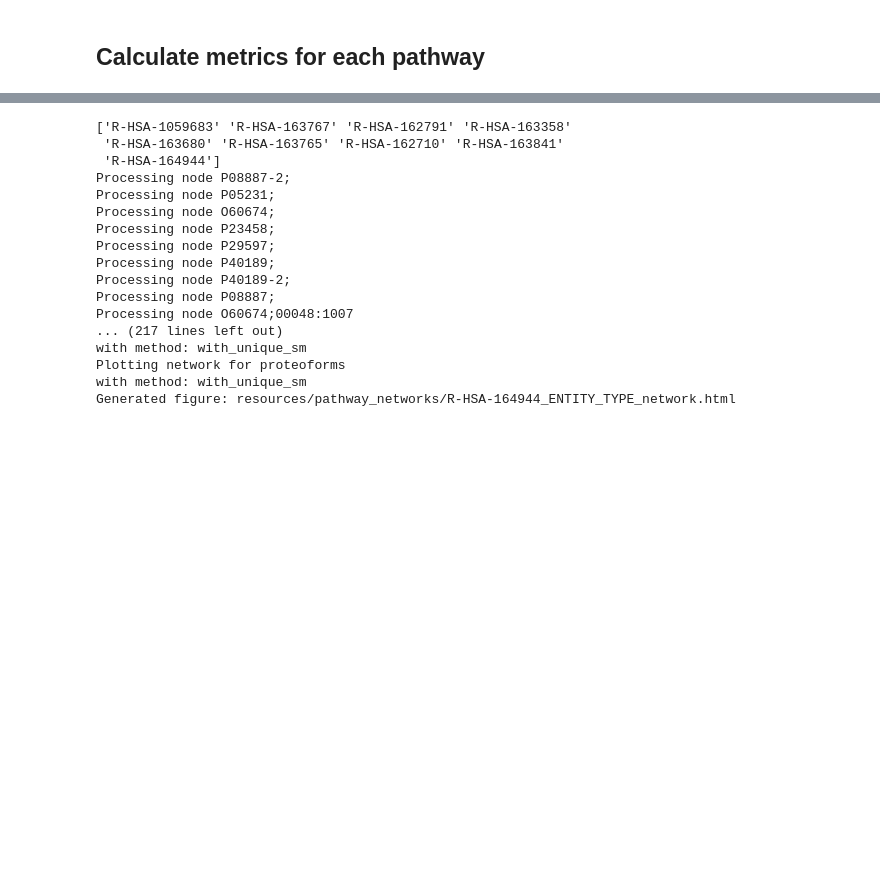
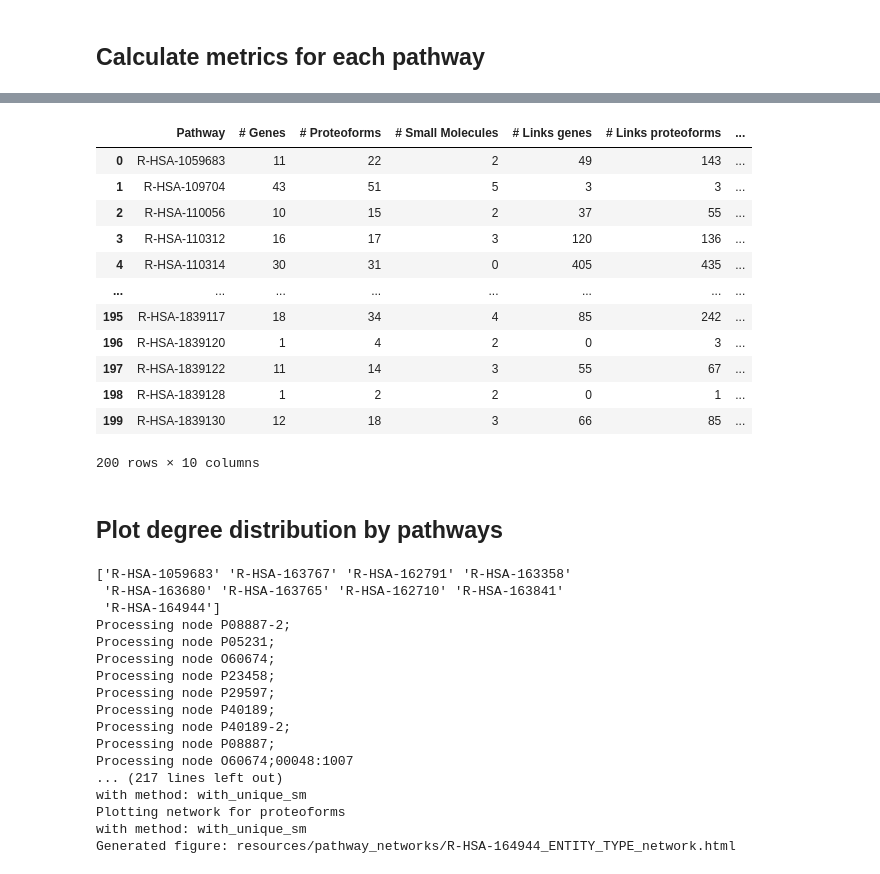
Before and after one commit to PathwayAnalysisPlatform/ProteoformNetworks, a Jupyter notebook: src/Python/2_2_degree.ipynb, the cells around one changed output, grey strips where cells are left out. Cells and saved outputs as stored; diff of their text form; code cells hidden in the pictures; blank space fills up the shorter version.

Commit message:
Calculate size metrics per pathway

```diff
--- a/src/Python/2_2_degree.ipynb
+++ b/src/Python/2_2_degree.ipynb
@@ -549,3 +466,77 @@ df_pathways
+# %%
+columns = [
+    'Pathway',
+    '# Genes',
+    '# Proteoforms',
+    '# Small Molecules',
+    '# Links genes',
+    '# Links proteoforms',
+    'Diff Nodes Genes to Proteoforms',
+    'Diff Links Genes to Proteoforms',
+    '% Change Nodes',
+    '% Change Links'
+]
+
+
+def get_pathway_tuples(pathway, graphs):
+
+    gene_nodes = [node for node in graphs[no_sm][genes].nodes]
+    proteoform_nodes = [node for node in graphs[no_sm][proteoforms].nodes]
+    small_molecule_nodes = [node for node in graphs[with_sm][genes].nodes if str(node).startswith("sm")]
+    assert len(gene_nodes) + len(small_molecule_nodes) == graphs[with_sm][genes].number_of_nodes()
+    assert len(proteoform_nodes) + len(small_molecule_nodes) == graphs[with_sm][proteoforms].number_of_nodes()
+
+    gene_links = graphs[no_sm][genes].number_of_edges()
+    proteoform_links = graphs[no_sm][proteoforms].number_of_edges()
+
+    increase_nodes = get_increase_percentage(graphs[no_sm][genes].number_of_nodes(), graphs[no_sm][proteoforms].number_of_nodes())
+    increase_links = 0;
+    if graphs[no_sm][proteoforms].number_of_edges() > 0:
+        increase_links = get_increase_percentage(graphs[no_sm][proteoforms].number_of_edges(), graphs[no_sm][proteoforms].number_of_edges())
+
+    return (
+        pathway,
+        len(gene_nodes),
+        len(proteoform_nodes),
+        len(small_molecule_nodes),
+        gene_links,
+        proteoform_links,
+        graphs[no_sm][proteoforms].number_of_nodes() - graphs[no_sm][genes].number_of_nodes(),
+        graphs[no_sm][proteoforms].number_of_edges() - graphs[no_sm][genes].number_of_edges(),
+        increase_nodes,
+        increase_links
+    )
+
+selected_pathways = list(df_selected_pathways["Pathway"][:200])
+data_pathways = []
+for pathway in selected_pathways:
+    pathway_graphs = {}
+    for method in [no_sm, with_sm]:
+        by_level = {}
+        for level in [genes, proteoforms]:
+            filename = get_json_filename(level, method, PATHWAY_GRAPHS_PATH, pathway)
+            by_level[level] = create_pathway_interaction_network(pathway, level, method, PATHWAY_GRAPHS_PATH)
+        pathway_graphs[method] = by_level
+    data_pathways.append(get_pathway_tuples(pathway, pathway_graphs))
+
+df_pathways = pd.DataFrame.from_records(data_pathways, columns=columns)
+df_pathways
+# %% [output]
+|  | Pathway | # Genes | # Proteoforms | # Small Molecules | # Links genes | # Links proteoforms | ... |
+| 0 | R-HSA-1059683 | 11 | 22 | 2 | 49 | 143 | ... |
+| 1 | R-HSA-109704 | 43 | 51 | 5 | 3 | 3 | ... |
+| 2 | R-HSA-110056 | 10 | 15 | 2 | 37 | 55 | ... |
+| 3 | R-HSA-110312 | 16 | 17 | 3 | 120 | 136 | ... |
+| 4 | R-HSA-110314 | 30 | 31 | 0 | 405 | 435 | ... |
+| ... | ... | ... | ... | ... | ... | ... | ... |
+| 195 | R-HSA-1839117 | 18 | 34 | 4 | 85 | 242 | ... |
+| 196 | R-HSA-1839120 | 1 | 4 | 2 | 0 | 3 | ... |
+| 197 | R-HSA-1839122 | 11 | 14 | 3 | 55 | 67 | ... |
+| 198 | R-HSA-1839128 | 1 | 2 | 2 | 0 | 1 | ... |
+| 199 | R-HSA-1839130 | 12 | 18 | 3 | 66 | 85 | ... |
+200 rows × 10 columns
+# %% [markdown]
+## Plot degree distribution by pathways
 # %%
 from bokeh.io import show
 from visualization.visualize_single_network import Coloring, plot_pathway_all_levels
```
Also changed, not shown: parts of 5 cells of this notebook, 1 other file.
